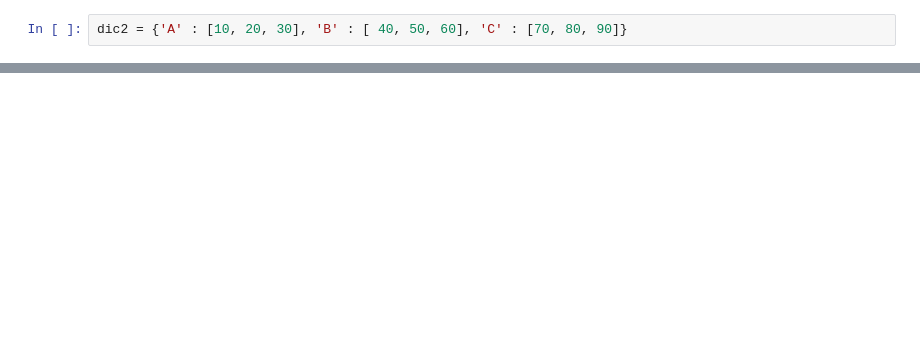
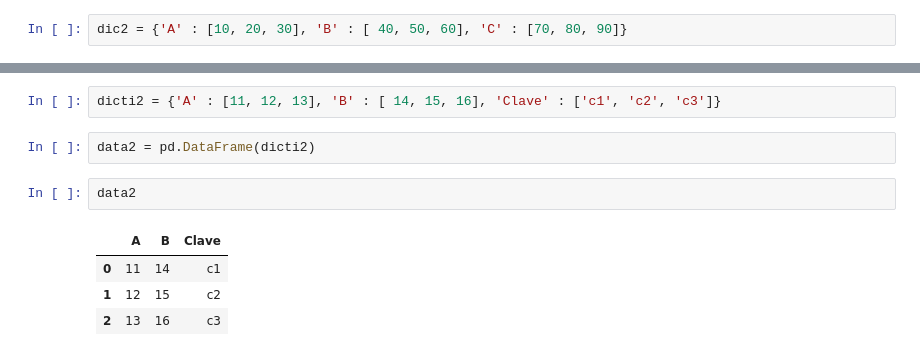
Before and after one commit to clog10/Machine-Learning, a Jupyter notebook: Pandas/Pandas.ipynb, the cells around one changed output, grey strips where cells are left out. Drawn from its saved outputs; the diff is of its cells as text; blank space fills up the shorter version.

```diff
--- a/Pandas/Pandas.ipynb
+++ b/Pandas/Pandas.ipynb
@@ -384,0 +383,11 @@ dicti2 = {'A' : [1, 2, 3], 'B' : [ 4, 5, 6], 'Clave' : ['c1', 'c2', 'c3']}
+# %%
+dicti2 = {'A' : [11, 12, 13], 'B' : [ 14, 15, 16], 'Clave' : ['c1', 'c2', 'c3']}
+# %%
+data2 = pd.DataFrame(dicti2)
+# %%
+data2
+# %% [output]
+|  | A | B | Clave |
+| 0 | 11 | 14 | c1 |
+| 1 | 12 | 15 | c2 |
+| 2 | 13 | 16 | c3 |
```
Also changed, not shown: parts of 44 cells of this notebook.
